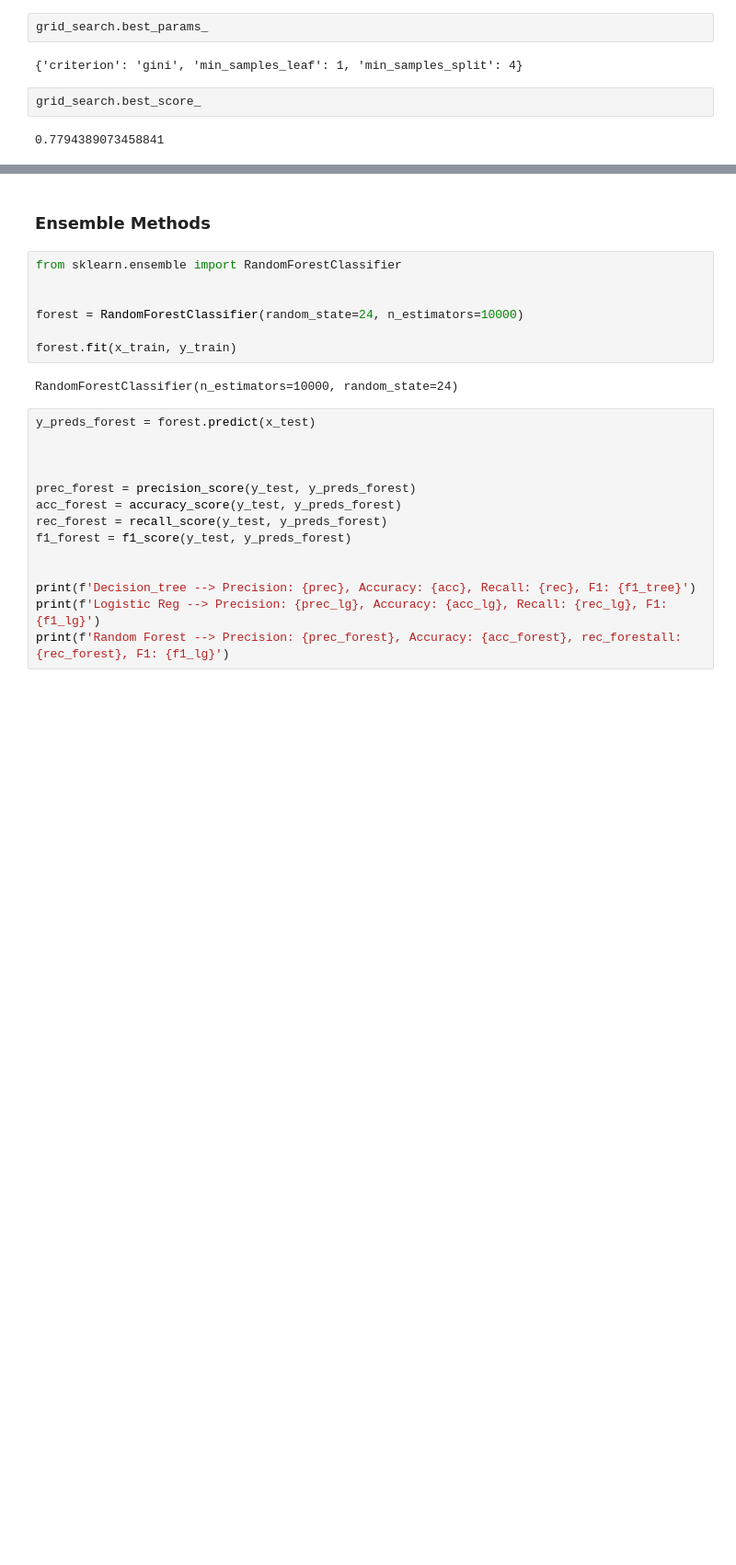
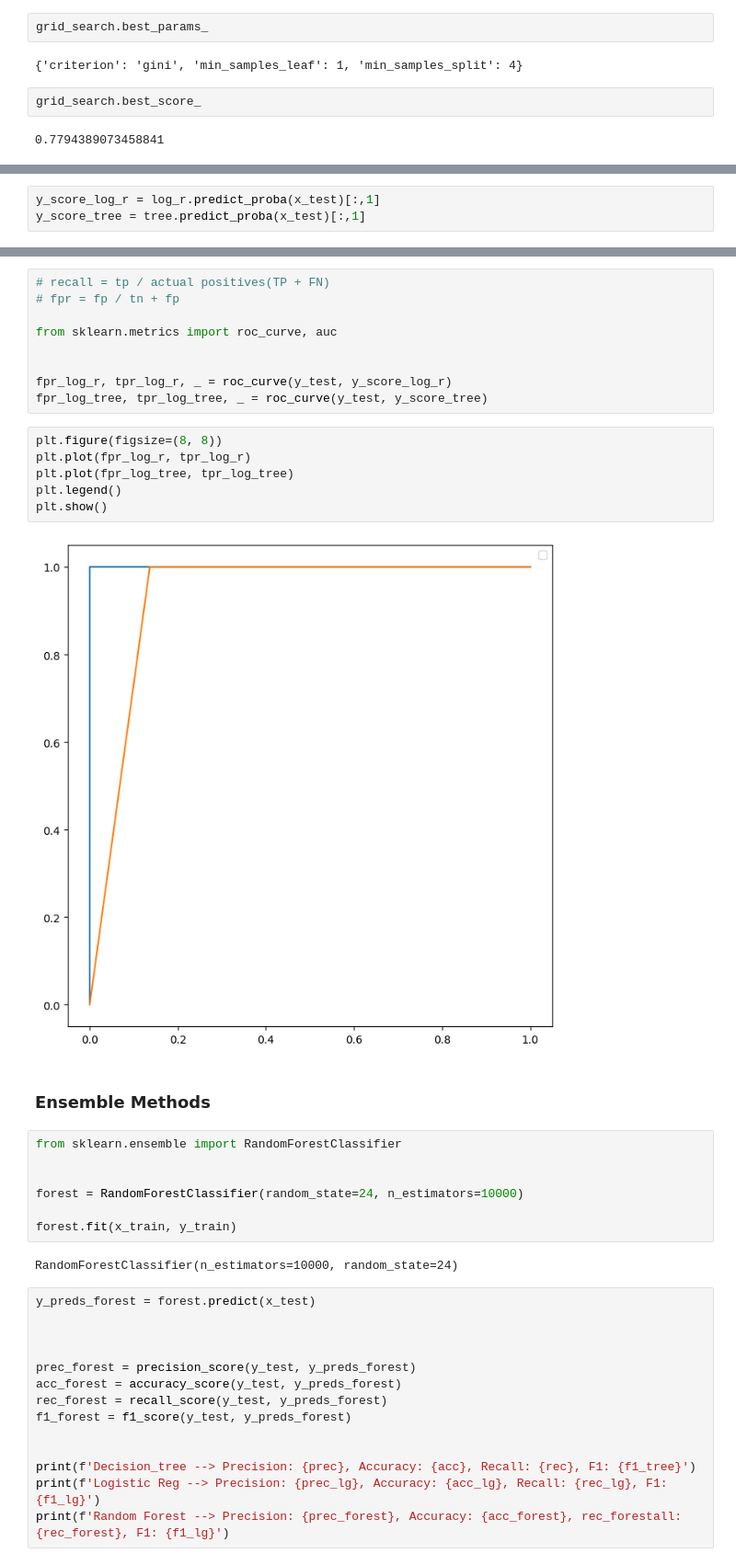
Before and after one commit to MarwaBrian/MockPhase1, a Jupyter notebook: classification/index.ipynb, the cells around one changed output, grey strips where cells are left out. Shown at 92% size. Cells and saved outputs as stored; diff of their text form; blank space fills up the shorter version.

```diff
--- a/classification/index.ipynb
+++ b/classification/index.ipynb
@@ -238,0 +305,3 @@ grid_search.best_score_
+# %%
+y_score_log_r = log_r.predict_proba(x_test)[:,1]
+y_score_tree = tree.predict_proba(x_test)[:,1]
@@ -239,3 +318,20 @@ grid_search.best_score_
+# %%
+# recall = tp / actual positives(TP + FN)
+# fpr = fp / tn + fp
+
+from sklearn.metrics import roc_curve, auc
+
+
+fpr_log_r, tpr_log_r, _ = roc_curve(y_test, y_score_log_r)
+fpr_log_tree, tpr_log_tree, _ = roc_curve(y_test, y_score_tree)
+# %%
+plt.figure(figsize=(8, 8))
+plt.plot(fpr_log_r, tpr_log_r)
+plt.plot(fpr_log_tree, tpr_log_tree)
+plt.legend()
+plt.show()
+# %% [output]
+[figure, added]
 # %% [markdown]
 ### Ensemble Methods
 # %%
```
Also changed, not shown: parts of 7 cells of this notebook.
